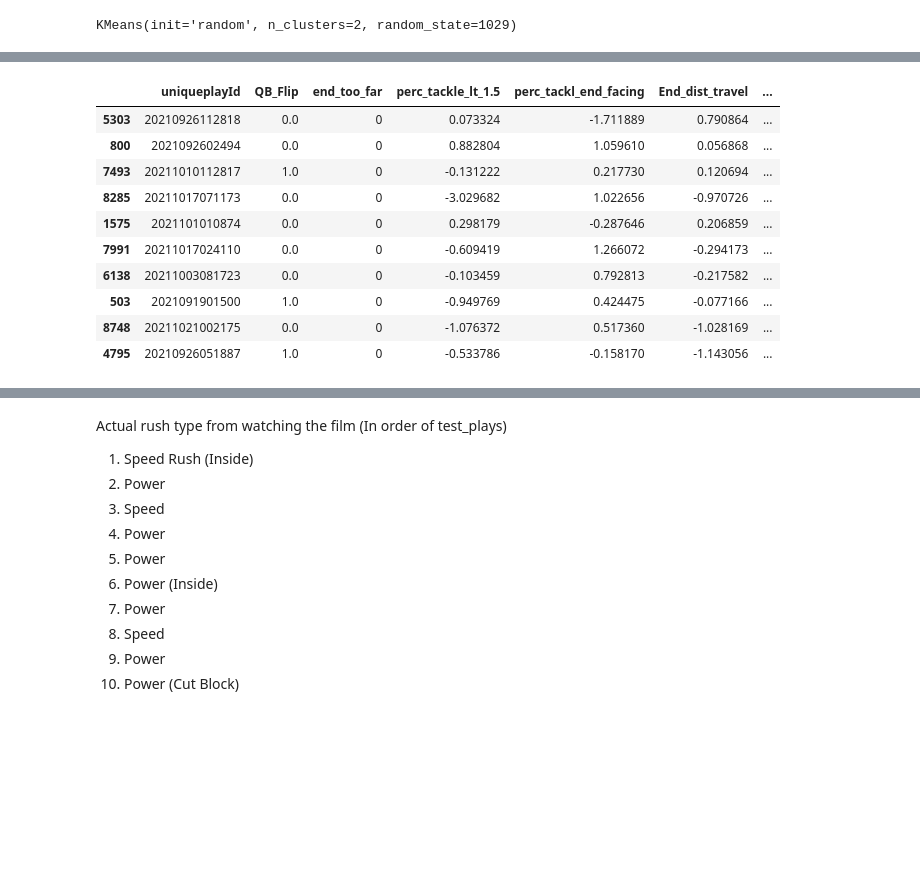
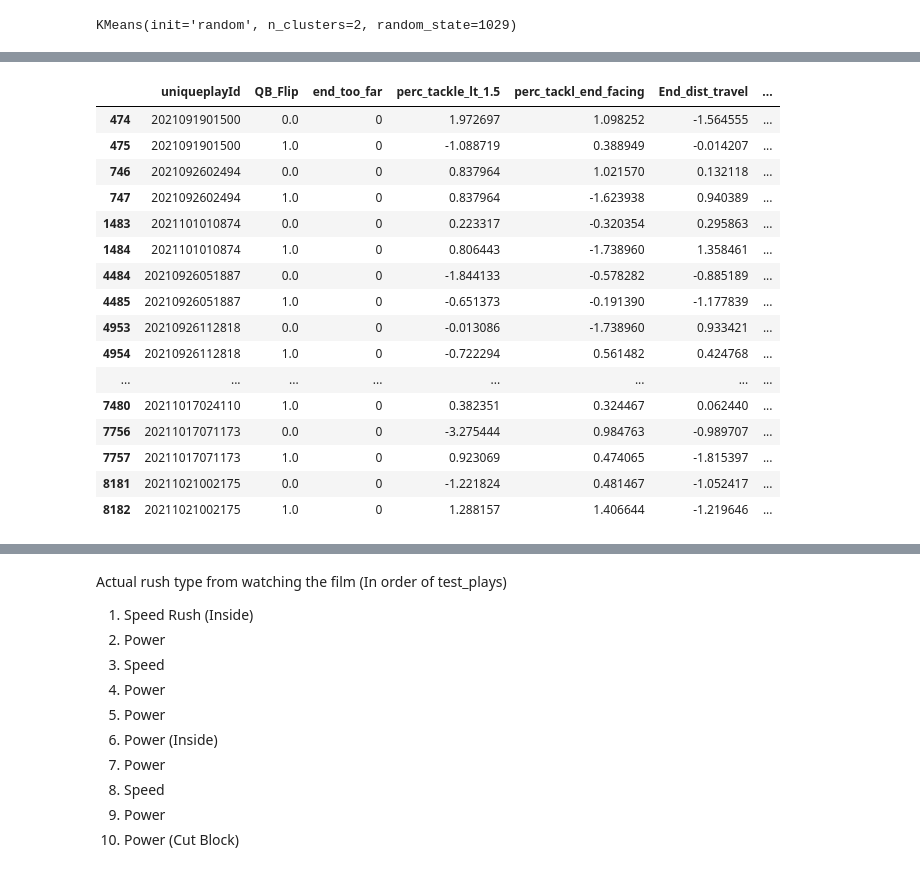
Before and after one commit to cnickol26/BigDataBowl2023, a Jupyter notebook: Clustering.ipynb, the cells around one changed output, grey strips where cells are left out. Cells and saved outputs as stored; diff of their text form; code cells hidden in the pictures; blank space fills up the shorter version.

```diff
--- a/Clustering.ipynb
+++ b/Clustering.ipynb
@@ -112,17 +112,25 @@ test_play_ids = test_plays['uniqueplayId'].reset_index()['uniqueplayId']
-# %%
-test_plays
-# %% [output]
-|  | uniqueplayId | QB_Flip | end_too_far | perc_tackle_lt_1.5 | perc_tackl_end_facing | End_dist_travel | ... |
-| 5303 | 20210926112818 | 0.0 | 0 | 0.073324 | -1.711889 | 0.790864 | ... |
-| 800 | 2021092602494 | 0.0 | 0 | 0.882804 | 1.059610 | 0.056868 | ... |
-| 7493 | 20211010112817 | 1.0 | 0 | -0.131222 | 0.217730 | 0.120694 | ... |
-| 8285 | 20211017071173 | 0.0 | 0 | -3.029682 | 1.022656 | -0.970726 | ... |
-| 1575 | 2021101010874 | 0.0 | 0 | 0.298179 | -0.287646 | 0.206859 | ... |
-| 7991 | 20211017024110 | 0.0 | 0 | -0.609419 | 1.266072 | -0.294173 | ... |
-| 6138 | 20211003081723 | 0.0 | 0 | -0.103459 | 0.792813 | -0.217582 | ... |
-| 503 | 2021091901500 | 1.0 | 0 | -0.949769 | 0.424475 | -0.077166 | ... |
-| 8748 | 20211021002175 | 0.0 | 0 | -1.076372 | 0.517360 | -1.028169 | ... |
-| 4795 | 20210926051887 | 1.0 | 0 | -0.533786 | -0.158170 | -1.143056 | ... |
+# %%
+test_plays = ['20210926112818','2021092602494','20211010112817','20211017071173','2021101010874','20211017024110','20211003081723','2021091901500','20211021002175','20210926051887']
+# %%
+data_scaled[data_scaled['uniqueplayId'].astype(str).isin(test_plays)]
+# %% [output]
+|  | uniqueplayId | QB_Flip | end_too_far | perc_tackle_lt_1.5 | perc_tackl_end_facing | End_dist_travel | ... |
+| 474 | 2021091901500 | 0.0 | 0 | 1.972697 | 1.098252 | -1.564555 | ... |
+| 475 | 2021091901500 | 1.0 | 0 | -1.088719 | 0.388949 | -0.014207 | ... |
+| 746 | 2021092602494 | 0.0 | 0 | 0.837964 | 1.021570 | 0.132118 | ... |
+| 747 | 2021092602494 | 1.0 | 0 | 0.837964 | -1.623938 | 0.940389 | ... |
+| 1483 | 2021101010874 | 0.0 | 0 | 0.223317 | -0.320354 | 0.295863 | ... |
+| 1484 | 2021101010874 | 1.0 | 0 | 0.806443 | -1.738960 | 1.358461 | ... |
+| 4484 | 20210926051887 | 0.0 | 0 | -1.844133 | -0.578282 | -0.885189 | ... |
+| 4485 | 20210926051887 | 1.0 | 0 | -0.651373 | -0.191390 | -1.177839 | ... |
+| 4953 | 20210926112818 | 0.0 | 0 | -0.013086 | -1.738960 | 0.933421 | ... |
+| 4954 | 20210926112818 | 1.0 | 0 | -0.722294 | 0.561482 | 0.424768 | ... |
+| ... | ... | ... | ... | ... | ... | ... | ... |
+| 7480 | 20211017024110 | 1.0 | 0 | 0.382351 | 0.324467 | 0.062440 | ... |
+| 7756 | 20211017071173 | 0.0 | 0 | -3.275444 | 0.984763 | -0.989707 | ... |
+| 7757 | 20211017071173 | 1.0 | 0 | 0.923069 | 0.474065 | -1.815397 | ... |
+| 8181 | 20211021002175 | 0.0 | 0 | -1.221824 | 0.481467 | -1.052417 | ... |
+| 8182 | 20211021002175 | 1.0 | 0 | 1.288157 | 1.406644 | -1.219646 | ... |
 # %%
 plays = pd.read_csv('https://media.githubusercontent.com/media/cnickol26/BigDataBowl2023/main/nfl-big-data-bowl-2023/plays.csv')
 # %%
```
Also changed, not shown: parts of 13 cells of this notebook.
